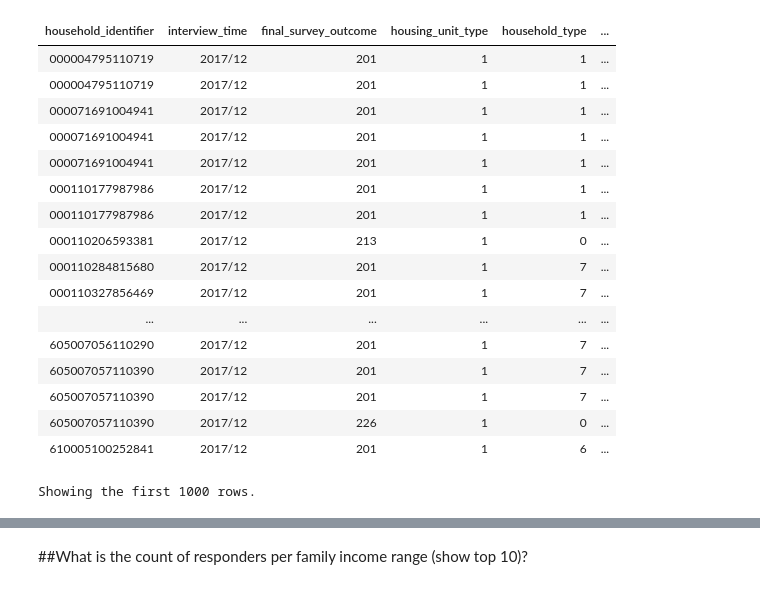
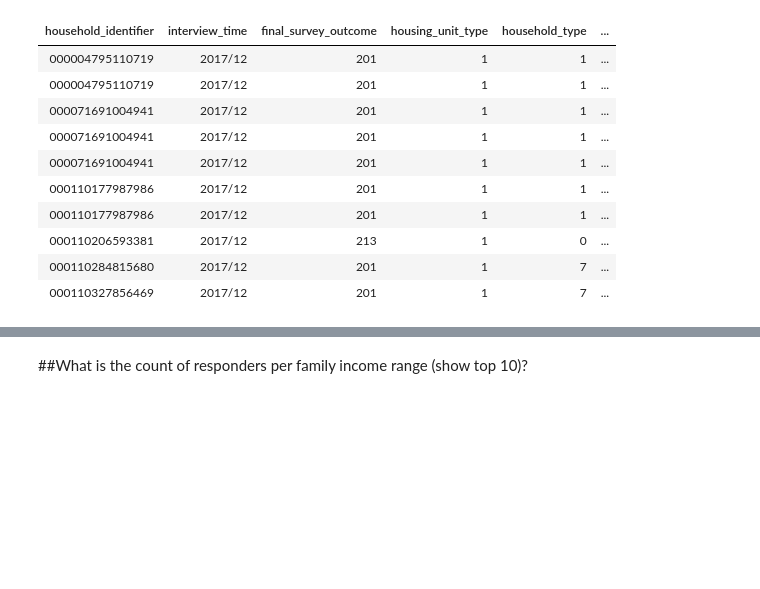
Before and after one commit to Ay00la/pyspark-project-solution, a Jupyter notebook: interswitch-proj.ipynb, the cells around one changed output, grey strips where cells are left out. Cells and saved outputs as stored; diff of their text form; code cells hidden in the pictures; blank space fills up the shorter version.

```diff
--- a/interswitch-proj.ipynb
+++ b/interswitch-proj.ipynb
@@ -41,26 +41,19 @@ df2 = df.select(trim(substring(df._c0, 1, 15)).alias('household_identifier'), \
 # %% [output]
 [interactive output not drawn]
 # %%
-display(df2)
+display(df2.head(10))
 # %% [output]
 | household_identifier | interview_time | final_survey_outcome | housing_unit_type | household_type | ... |
 | 000004795110719 | 2017/12 | 201 | 1 | 1 | ... |
 | 000004795110719 | 2017/12 | 201 | 1 | 1 | ... |
 | 000071691004941 | 2017/12 | 201 | 1 | 1 | ... |
 | 000071691004941 | 2017/12 | 201 | 1 | 1 | ... |
 | 000071691004941 | 2017/12 | 201 | 1 | 1 | ... |
 | 000110177987986 | 2017/12 | 201 | 1 | 1 | ... |
 | 000110177987986 | 2017/12 | 201 | 1 | 1 | ... |
 | 000110206593381 | 2017/12 | 213 | 1 | 0 | ... |
 | 000110284815680 | 2017/12 | 201 | 1 | 7 | ... |
 | 000110327856469 | 2017/12 | 201 | 1 | 7 | ... |
-| ... | ... | ... | ... | ... | ... |
-| 605007056110290 | 2017/12 | 201 | 1 | 7 | ... |
-| 605007057110390 | 2017/12 | 201 | 1 | 7 | ... |
-| 605007057110390 | 2017/12 | 201 | 1 | 7 | ... |
-| 605007057110390 | 2017/12 | 226 | 1 | 0 | ... |
-| 610005100252841 | 2017/12 | 201 | 1 | 6 | ... |
-Showing the first 1000 rows.
 # %%
 df3 = df2.select(df2.household_identifier, \
                 df2.interview_time, \
```
